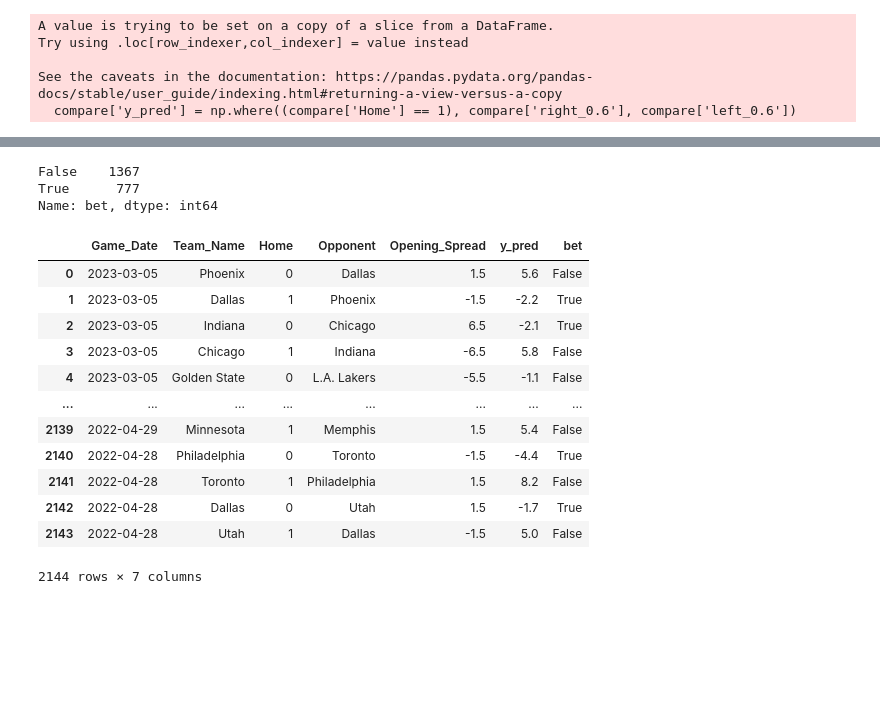
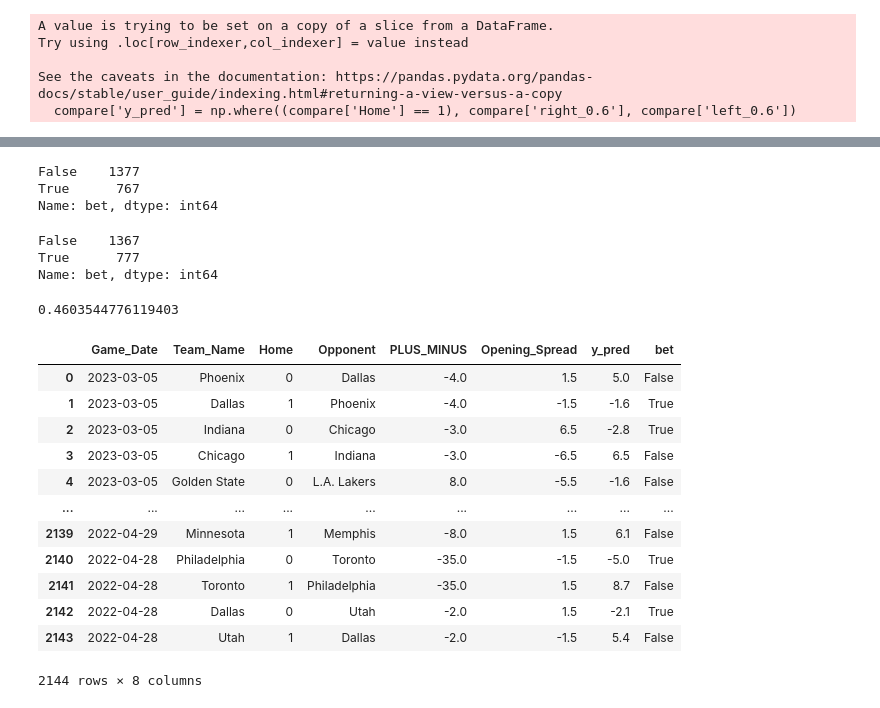
Before and after one commit to alecmatt5/nba_betting_analysis, a Jupyter notebook: backend/notebooks/secondary_model_alec.ipynb, the cells around one changed output, grey strips where cells are left out. Saved outputs shown, nothing was run; the diff lists cells and outputs as text; code cells hidden in the pictures; blank space fills up the shorter version.

```diff
--- a/backend/notebooks/secondary_model_alec.ipynb
+++ b/backend/notebooks/secondary_model_alec.ipynb
@@ -178,6 +180,6 @@ compare
 # %% [markdown]
 Change from 'Opening Spread' to the best available spread for that bet, also get the odd associated with that bet and calculate actual money value of bets
 # %%
-compare = compare[['Game_Date', 'Team_Name', 'Home', 'Opponent','Opening_Spread', 'left_0.6', 'right_0.6']]
+compare = compare[['Game_Date', 'Team_Name', 'Home', 'Opponent', 'PLUS_MINUS', 'Opening_Spread', 'left_0.6', 'right_0.6']]
 compare
 # %% [output]
@@ -234,2 +224,10 @@ See the caveats in the documentation: https://pandas.pydata.org/pandas-docs/stab
-# %%
-compare = pd.concat([away, home]).sort_index()
+# %%
+compare.loc[compare['Home'] == 1, ['y_pred']] = compare['y_pred']*-1
+compare.loc[compare['Home'] == 0, ['PLUS_MINUS']] = compare['PLUS_MINUS']*-1
+compare
+
+# DOES
+# home = compare[compare['Home'] == 1]
+# away = compare[compare['Home'] == 0]
+# home['y_pred'] = home['y_pred'] * -1
+# compare = pd.concat([away, home]).sort_index()
@@ -245,22 +273,36 @@ compare['bet'] = np.where((compare['y_pred'] < compare['Opening_Spread']), True,
+# %%
+compare['bet'].value_counts()
+# %% [output]
+False    1377
+True      767
+Name: bet, dtype: int64
 # %%
 compare['bet'].value_counts()
 # %% [output]
 False    1367
 True      777
 Name: bet, dtype: int64
+# %%
+compare['winner'] = np.where(compare.PLUS_MINUS > 0, True, False)
+# %%
+betting_accuracy = accuracy_score(compare['winner'], compare['bet'])
+betting_accuracy
+# %% [output]
+0.4603544776119403
 # %%
-compare
+compare['bet_successful'] = np.where()
+np.where((compare['bet_successful'] == 1), compare['right_0.6'], compare['left_0.6'])
 # %% [output]
-|  | Game_Date | Team_Name | Home | Opponent | Opening_Spread | y_pred | bet |
-| 0 | 2023-03-05 | Phoenix | 0 | Dallas | 1.5 | 5.6 | False |
-| 1 | 2023-03-05 | Dallas | 1 | Phoenix | -1.5 | -2.2 | True |
-| 2 | 2023-03-05 | Indiana | 0 | Chicago | 6.5 | -2.1 | True |
-| 3 | 2023-03-05 | Chicago | 1 | Indiana | -6.5 | 5.8 | False |
-| 4 | 2023-03-05 | Golden State | 0 | L.A. Lakers | -5.5 | -1.1 | False |
-| ... | ... | ... | ... | ... | ... | ... | ... |
-| 2139 | 2022-04-29 | Minnesota | 1 | Memphis | 1.5 | 5.4 | False |
-| 2140 | 2022-04-28 | Philadelphia | 0 | Toronto | -1.5 | -4.4 | True |
-| 2141 | 2022-04-28 | Toronto | 1 | Philadelphia | 1.5 | 8.2 | False |
-| 2142 | 2022-04-28 | Dallas | 0 | Utah | 1.5 | -1.7 | True |
-| 2143 | 2022-04-28 | Utah | 1 | Dallas | -1.5 | 5.0 | False |
+|  | Game_Date | Team_Name | Home | Opponent | PLUS_MINUS | Opening_Spread | y_pred | bet |
+| 0 | 2023-03-05 | Phoenix | 0 | Dallas | -4.0 | 1.5 | 5.0 | False |
+| 1 | 2023-03-05 | Dallas | 1 | Phoenix | -4.0 | -1.5 | -1.6 | True |
+| 2 | 2023-03-05 | Indiana | 0 | Chicago | -3.0 | 6.5 | -2.8 | True |
+| 3 | 2023-03-05 | Chicago | 1 | Indiana | -3.0 | -6.5 | 6.5 | False |
+| 4 | 2023-03-05 | Golden State | 0 | L.A. Lakers | 8.0 | -5.5 | -1.6 | False |
+| ... | ... | ... | ... | ... | ... | ... | ... | ... |
+| 2139 | 2022-04-29 | Minnesota | 1 | Memphis | -8.0 | 1.5 | 6.1 | False |
+| 2140 | 2022-04-28 | Philadelphia | 0 | Toronto | -35.0 | -1.5 | -5.0 | True |
+| 2141 | 2022-04-28 | Toronto | 1 | Philadelphia | -35.0 | 1.5 | 8.7 | False |
+| 2142 | 2022-04-28 | Dallas | 0 | Utah | -2.0 | 1.5 | -2.1 | True |
+| 2143 | 2022-04-28 | Utah | 1 | Dallas | -2.0 | -1.5 | 5.4 | False |
-2144 rows × 7 columns
+2144 rows × 8 columns
```
Also changed, not shown: parts of 11 cells of this notebook, 1 other file.
